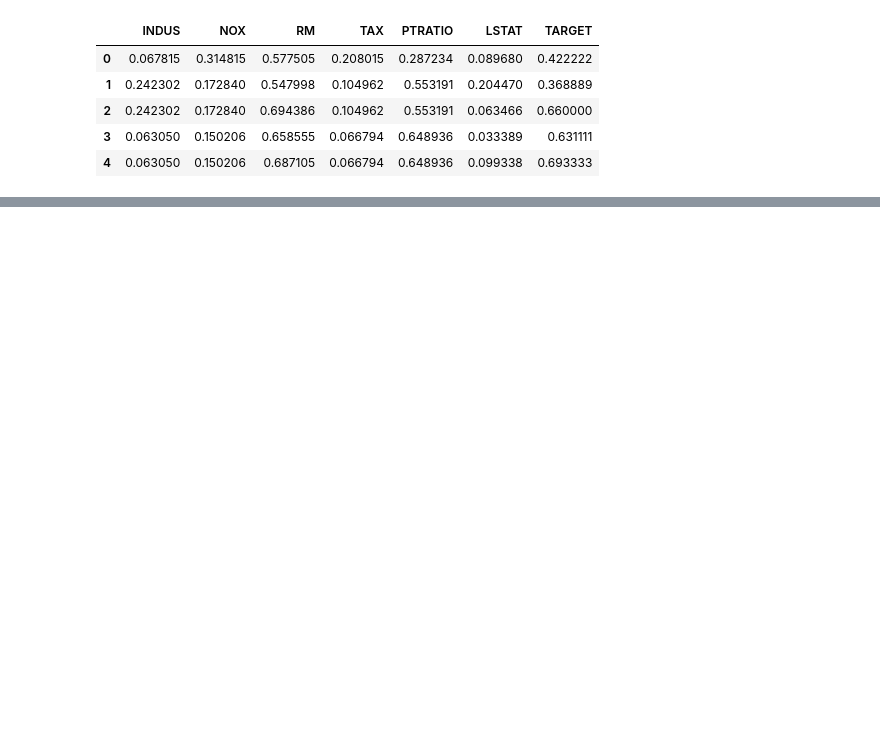
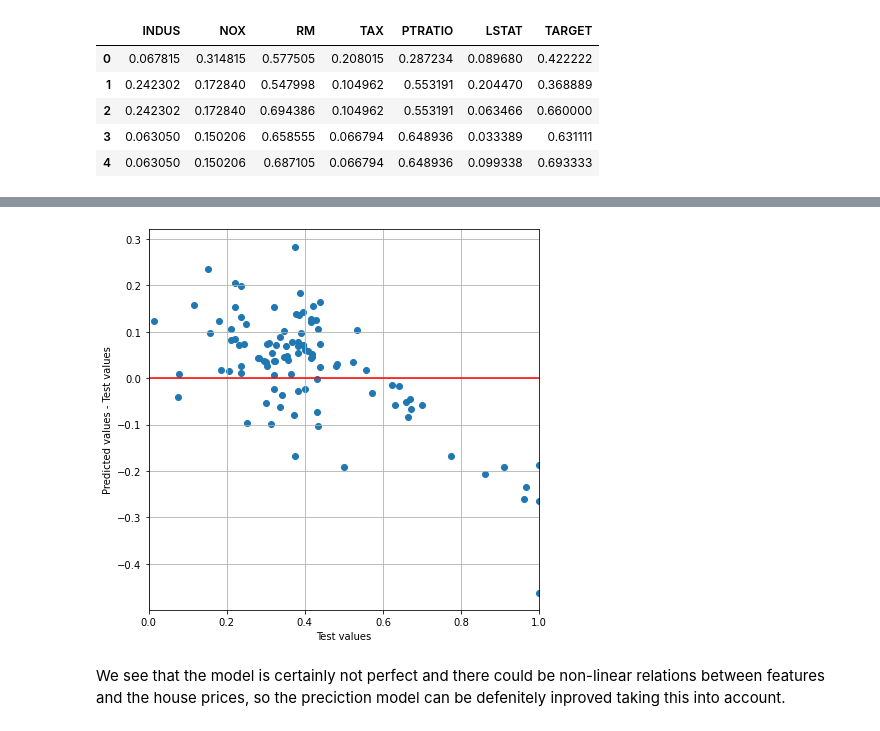
Before and after one commit to nachordo/boston_linear_regression, a Jupyter notebook: boston_housing.ipynb, the cells around one changed output, grey strips where cells are left out. Saved outputs shown, nothing was run; the diff lists cells and outputs as text; code cells hidden in the pictures; blank space fills up the shorter version.

```diff
--- a/boston_housing.ipynb
+++ b/boston_housing.ipynb
@@ -381,0 +384,12 @@ plt.hist(outliers_i);
+# %%
+plt.figure(figsize=(7,7))
+plt.scatter(yn_test,yn_predict-yn_test)
+plt.xlabel("Test values")
+plt.ylabel("Predicted values - Test values")
+plt.grid()
+plt.xlim(0,1)
+plt.plot([0,1],[0,0],color="red");
+# %% [output]
+[figure, added]
+# %% [markdown]
+We see that the model is certainly not perfect and there could be non-linear relations between features and the house prices, so the preciction model can be defenitely inproved taking this into account.
```
Also changed, not shown: parts of 17 cells of this notebook.
